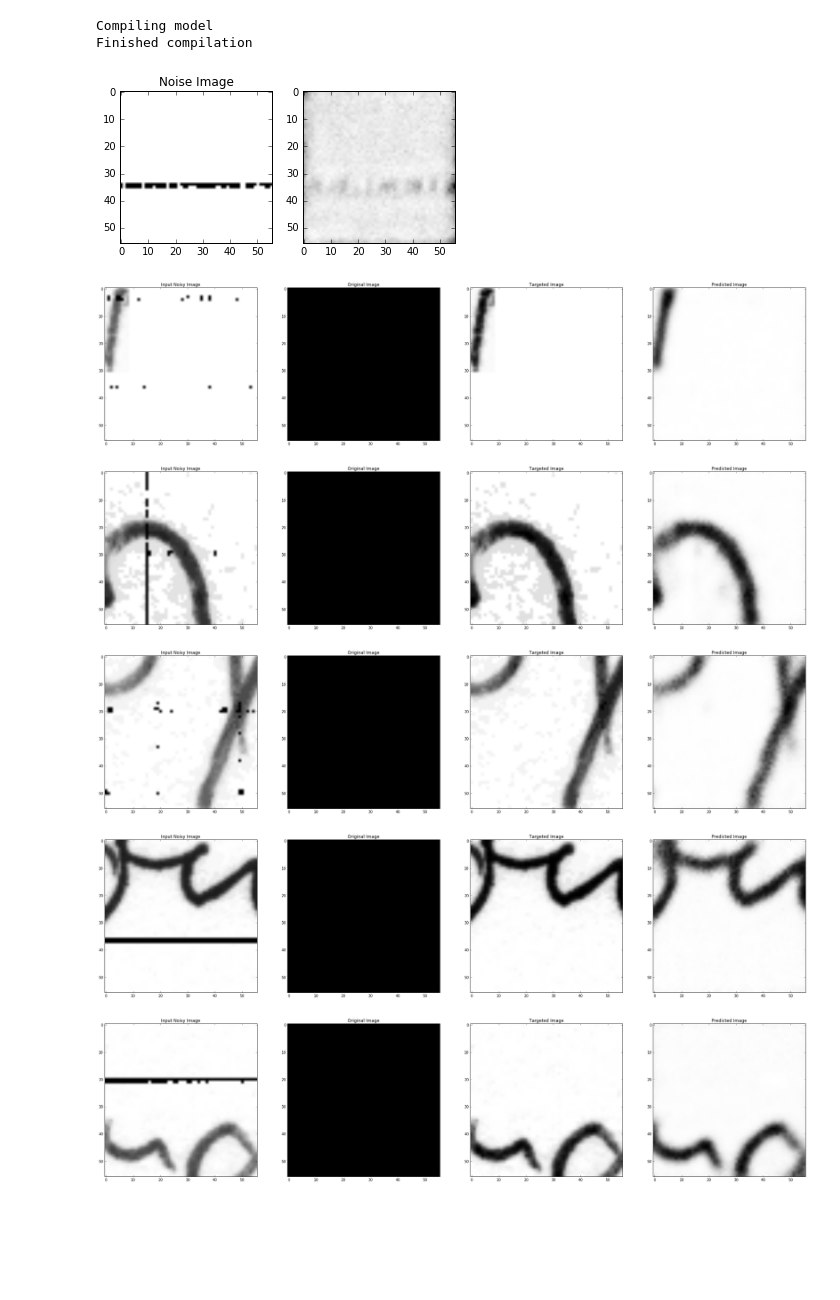
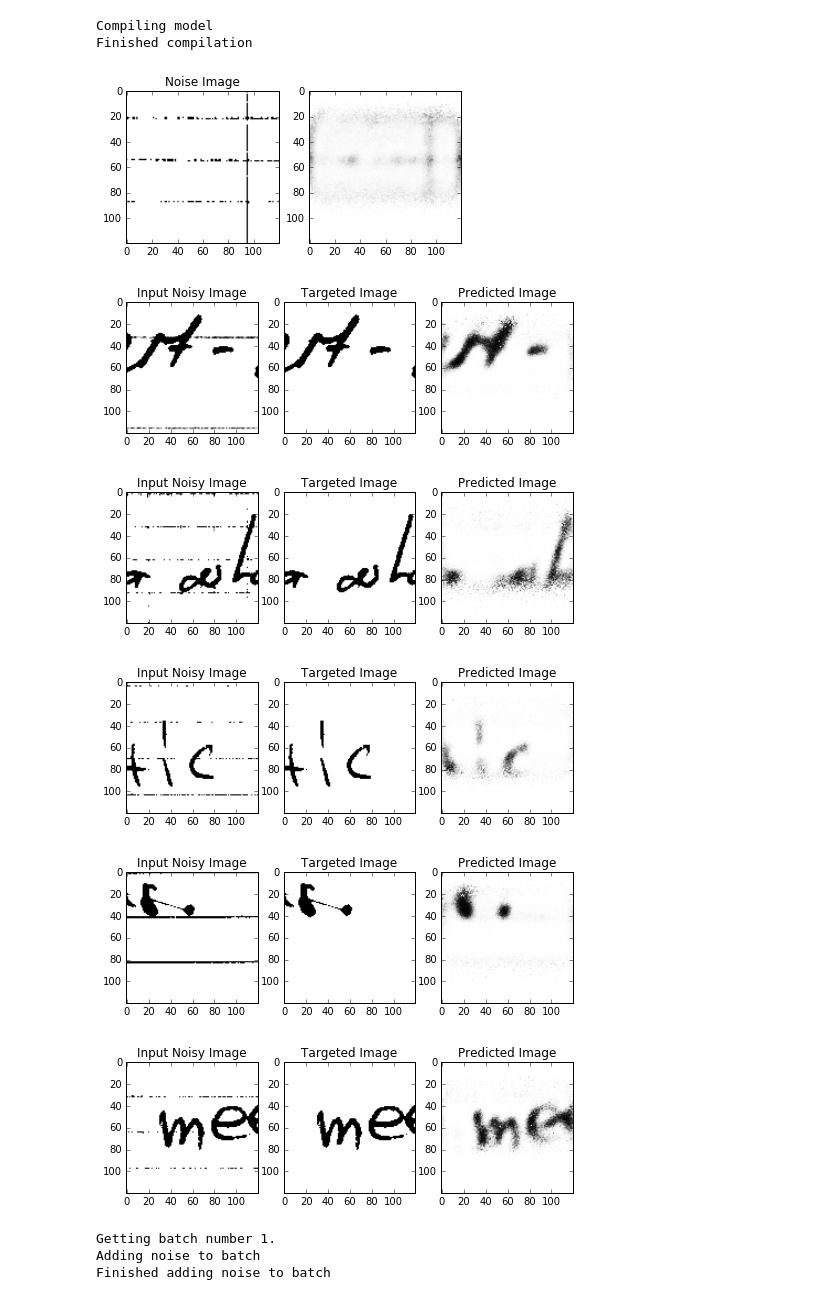
Before and after one commit to Lab41/d-script, a Jupyter notebook: denoiser/linet.ipynb, the cells around one changed output. Saved outputs shown, nothing was run; the diff lists cells and outputs as text; code cells hidden in the pictures; blank space fills up the shorter version.

```diff
--- a/denoiser/linet.ipynb
+++ b/denoiser/linet.ipynb
@@ -40,7 +40,7 @@ Automatic pdb calling has been turned OFF
 ### Define which dataset we'd like to use
 # %%
 # Which training dataset do we want to train from?
-train_dataset='iam-words'
+train_dataset='iam-binlines'
 noise_dataset='noise'
 
 # All the images that you require extraction should be in this HDF5 file
@@ -77,7 +77,7 @@ labels = h5py.File(hdf5authors, 'r')
 # num_forms_per_author=-1
 num_authors=300
 num_forms_per_author=10
-shingle_dim=(56,56)
+shingle_dim=(120,120)
 batch_size=32
 load_size=batch_size*1000
 iterations = 10000
@@ -112,8 +112,8 @@ for i in xrange(4):
 # %% [markdown]
 ### Define the Neural Network
 # %%
-from noisenet import basic_model, conv2_model
-model = conv2_model()
+from noisenet import basic_model, conv2_model, conv2p_model
+model = conv2p_model(shingle_dim=shingle_dim)
 # %% [output]
 Compiling model
 Finished compilation
@@ -136,10 +136,11 @@ for batch_iter in xrange(iterations):
     #     X_image[ X_image >=(0.75*im.max()) ] = 255
     print "Adding noise to batch"
     sys.stdout.flush()
+
+    X_noise = noise_m.add_noise_batch(X_image, rng=rng, shingle_dim=shingle_dim)
     print "Finished adding noise to batch"
     sys.stdout.flush()
 
-    X_noise = noise_m.add_noise_batch(X_image, rng=rng, shingle_dim=shingle_dim)
     X_noise = 1.0 - X_noise/255.0
     X_image = X_image.reshape( (load_size, np.prod(X_image.shape[1:])))
     X_image = 1.0 - X_image/255.0
@@ -150,41 +151,42 @@ for batch_iter in xrange(iterations):
 
     ############################# VISUALIZATION #############################
     # Blank image with random noise at the beginning (for the first image)
-    X_clean_noise = noise_m.add_noise_np( 255*np.ones((56,56)), rng=rng, shingle_dim=shingle_dim )
+    X_clean_noise = noise_m.add_noise_np( 255*np.ones(shingle_dim), rng=rng, shingle_dim=shingle_dim )
     X_clean_noise = 1.0 - np.expand_dims( np.expand_dims(X_clean_noise,0), 0 )/255.0
     X_clean_noise_output = model.predict( X_clean_noise )
     X_clean_noise_output = X_clean_noise_output.reshape( X_clean_noise.shape )
     plt.subplots(1,2)
     plt.subplot(1,2,1)
     plt.imshow( 1.0 - X_clean_noise.squeeze(), cmap='gray' )
     plt.title('Noise Image')
     plt.subplot(1,2,2)
     plt.imshow(1.0 - X_clean_noise_output.squeeze(), cmap='gray')
 
     X_example = model.predict( X_noise[:5] )
     X_example = X_example.reshape( (5,)+X_noise.shape[2:] )
     clear_output()
     for i, exim in enumerate(X_example):
-        plt.subplots(1,3,figsize=(25,25))
+        plt.subplots(1,3,figsize=(8,8))
         plt.subplot(1,3,3)
         plt.imshow(1.0-X_example[i], cmap='gray')
         plt.title('Predicted Image')
         plt.subplot(1,3,2)
         plt.imshow(1.0-X_image[i].reshape(X_noise.shape[2:]), cmap='gray')
         plt.title('Targeted Image')
         plt.subplot(1,3,1)
         plt.imshow(1.0-X_noise[i][0], cmap='gray')
         plt.title('Input Noisy Image')
     plt.show()
 
-    break
-
     if (batch_iter % 25) == 0:
-        model.save_weights('conv2_linet.hdf5', overwrite=True)
+        model.save_weights('conv2_linet120-iambin-tifs.hdf5', overwrite=True)
 # %% [output]
-[figure, old version]
+[figure, new version]
-[figure, old version]
+[figure, new version]
-[figure, old version]
+[figure, new version]
-[figure, old version]
+[figure, new version]
-[figure, old version]
+[figure, new version]
-[figure, old version]
+[figure, new version]
+Getting batch number 1.
+Adding noise to batch
+Finished adding noise to batch
```
Also changed, not shown: parts of 3 cells of this notebook, 4 other files.
